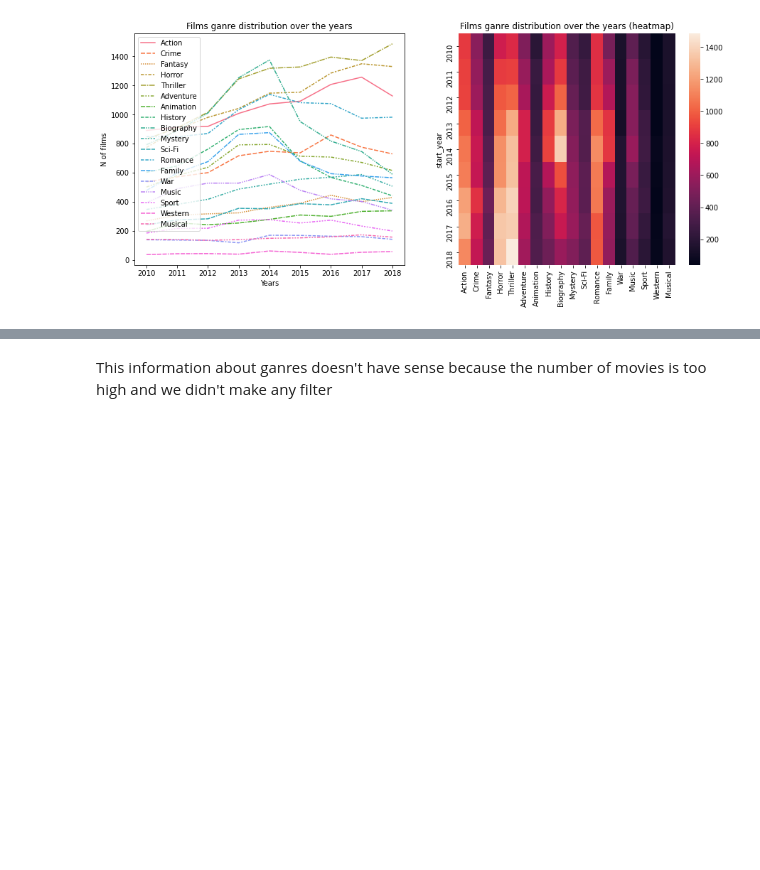
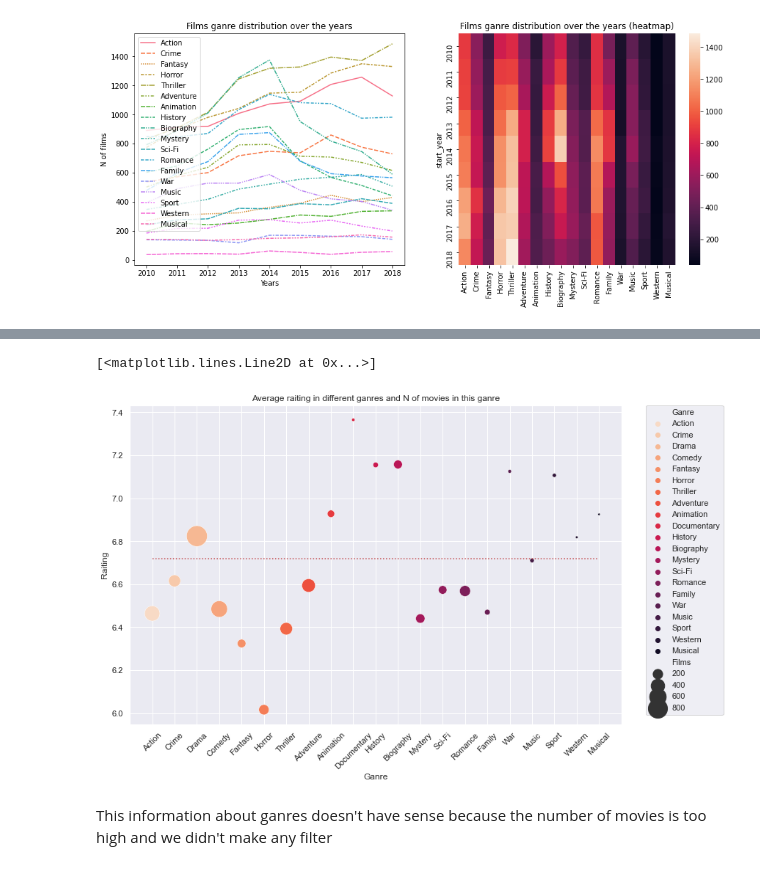
Before and after one commit to 314ka4y/Exploratory_Data_Analysis_project-Movies., a Jupyter notebook: student.ipynb, the cells around one changed output, grey strips where cells are left out. Saved outputs shown, nothing was run; the diff lists cells and outputs as text; code cells hidden in the pictures; blank space fills up the shorter version.

```diff
--- a/student.ipynb
+++ b/student.ipynb
@@ -864,3 +964,17 @@ memory usage: 32.2+ MB
+# %%
+sns.set()
+fig, ax1 = plt.subplots(1, 1, figsize= (12, 8))
+
+plt.xticks(rotation=45)
+sns.scatterplot(data = df_new, x="Ganre", y = "Raiting", ax=ax1, size = "Films", sizes=(10, 800), hue = "Ganre", palette='rocket_r', linewidth=0.5)
+ax1.set_title("Average raiting in different ganres and N of movies in this ganre")
+plt.legend(bbox_to_anchor=(1.05, 1), loc=2, borderaxespad=0.)
+X_plot = df_new["Ganre"]
+Y_plot = [average for i in range(0, len(raitings))]
+plt.plot(X_plot, Y_plot, color='r', ls=":")
+# %% [output]
+[<matplotlib.lines.Line2D at 0x...>]
+[figure, added]
 # %% [markdown]
 This information about ganres doesn't have sense because the number of movies is too high and we didn't make any filter
 # %% [markdown]
```
Also changed, not shown: parts of 29 cells of this notebook.
